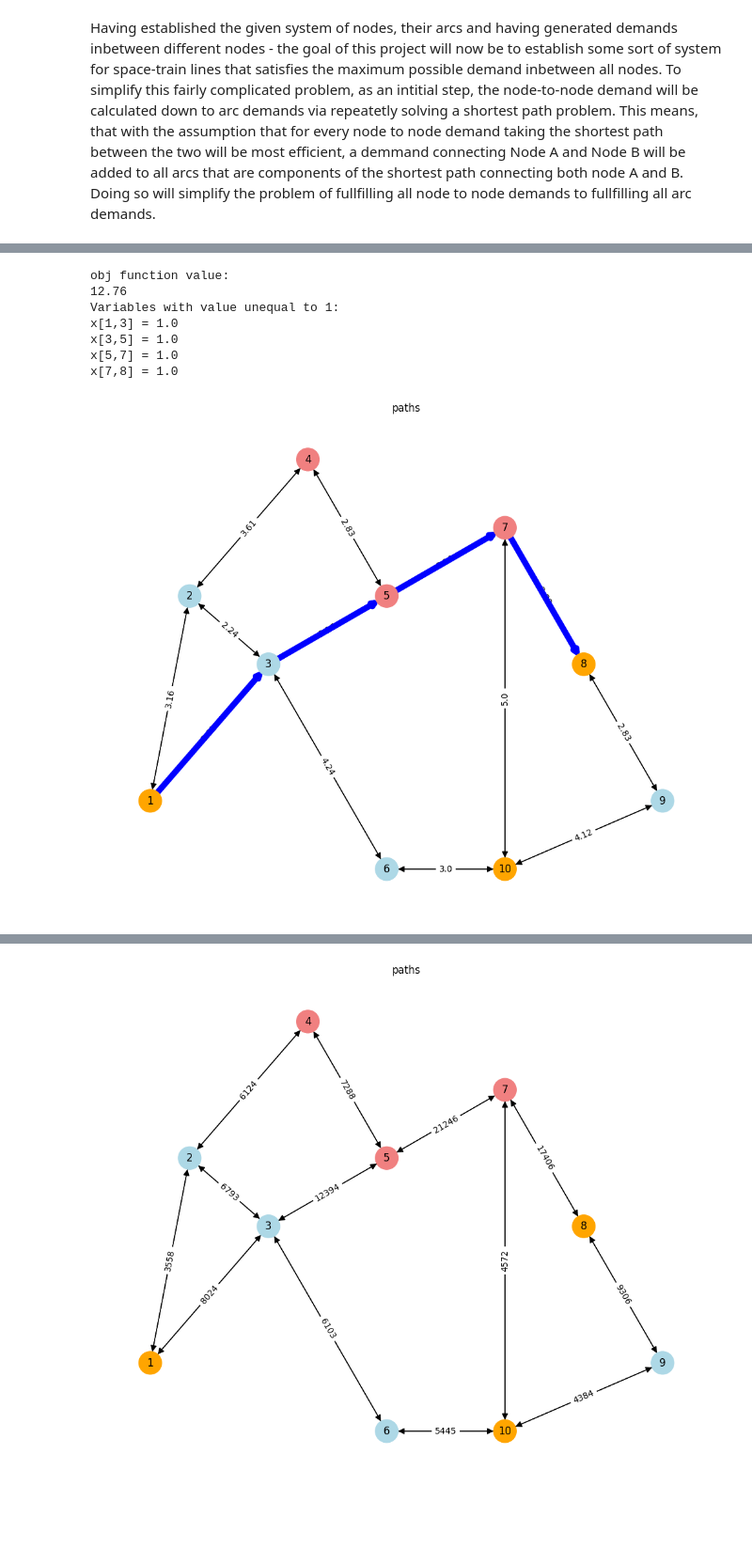
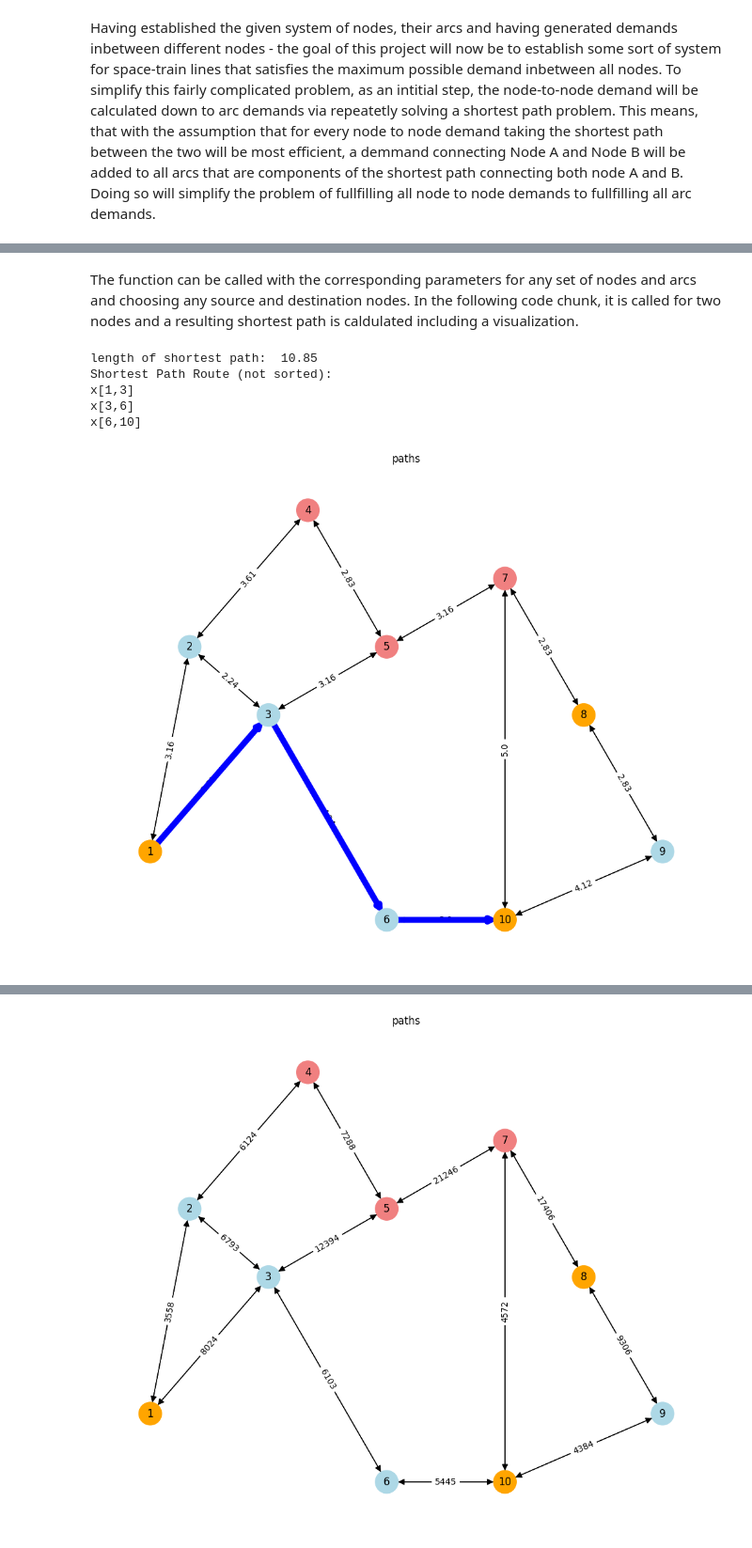
Before and after one commit to schmeti/uc3m_optimization_project, a Jupyter notebook: main.ipynb, the cells around one changed output, grey strips where cells are left out. Shown: that part at 94% size. Drawn from its saved outputs; the diff is of its cells as text; code cells hidden in the pictures; blank space fills up the shorter version.

```diff
--- a/main.ipynb
+++ b/main.ipynb
@@ -253,38 +254,38 @@ def shortest_path(model,
 
 
     return shortest_path_result
+# %% [markdown]
+The function can be called with the corresponding parameters for any set of nodes and arcs and choosing any source and destination nodes. In the following code chunk, it is called for two nodes and a resulting shortest path is caldulated including a visualization.
 # %%
 
 # Call function:
 shortest_path_result = shortest_path(
     model = ConcreteModel(),
     source = 1,
-    destination = 8,
+    destination = 10,
     nodes= list(positions.keys()),
     arcs = connections,
     cost = edges,
     bool_print=True)
 
 
 ### TODO: Make animation
 
 # Plot
 G_closest = nx.DiGraph()
 G_closest.add_edges_from(connections)
 
 plt.figure(figsize=(10, 8))
 nx.draw(G_closest, pos=positions, with_labels=True, node_size=700, node_color=node_colors, arrowsize=15)
 nx.draw_networkx_edge_labels(G_closest, pos=positions, edge_labels=edges, font_size=10)
 nx.draw_networkx_edges(G_closest, pos=positions, edgelist=shortest_path_result, edge_color='blue', width=7)
 
 plt.title("paths")
 plt.show()
 # %% [output]
-obj function value:
-12.76
-Variables with value unequal to 1:
-x[1,3] = 1.0
-x[3,5] = 1.0
-x[5,7] = 1.0
-x[7,8] = 1.0
+length of shortest path:  10.85
+Shortest Path Route (not sorted):
+x[1,3]
+x[3,6]
+x[6,10]
-[figure, old version]
+[figure, new version]
```
Also changed, not shown: parts of 8 cells of this notebook.
